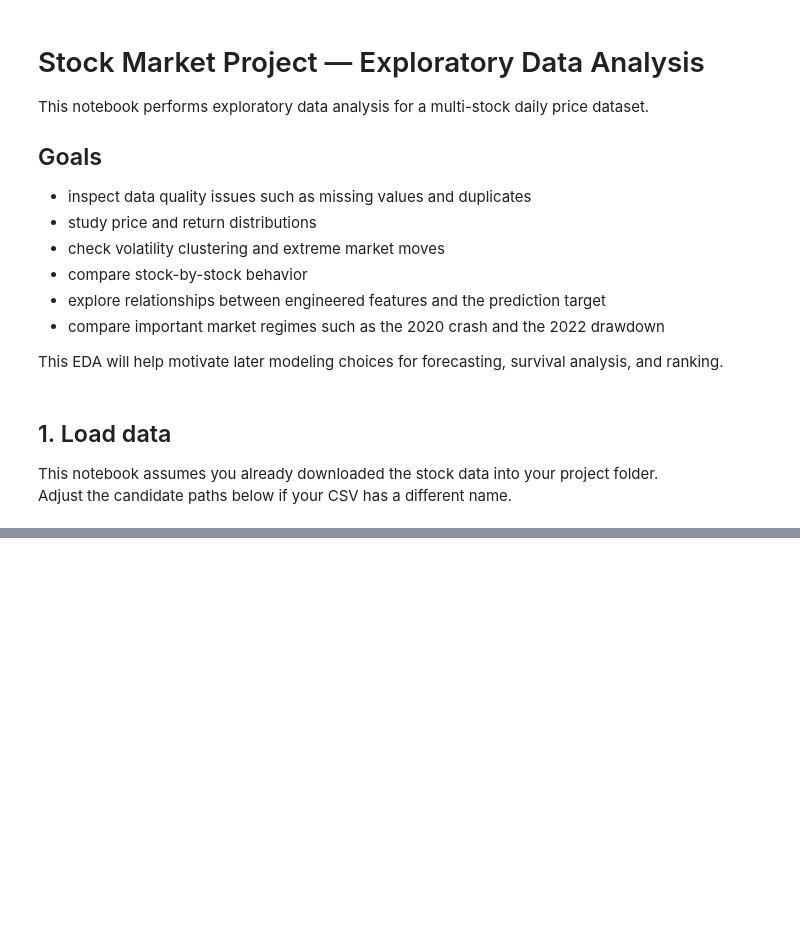
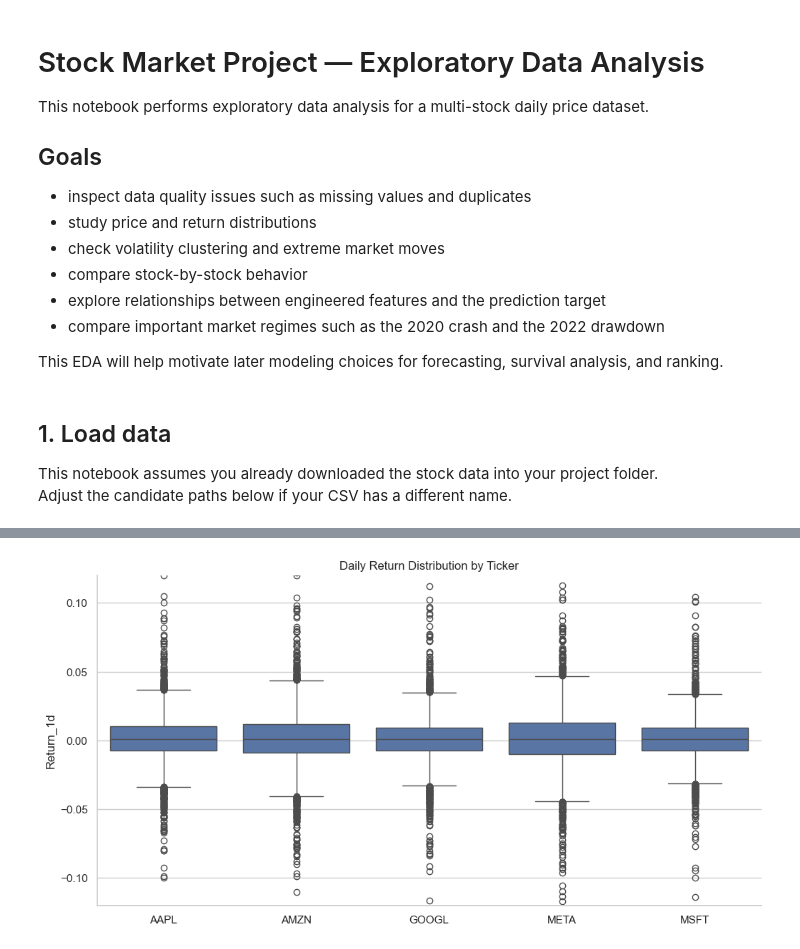
Before and after one commit to everyonehatesLin3lis/ts_project, a Jupyter notebook: 02_magic/03_models/02_EDA.ipynb, the cells around one changed output, grey strips where cells are left out. Cells and saved outputs as stored; diff of their text form; code cells hidden in the pictures; blank space fills up the shorter version.

```diff
--- a/02_magic/03_models/02_EDA.ipynb
+++ b/02_magic/03_models/02_EDA.ipynb
@@ -57,0 +283,10 @@ FileNotFoundError: Could not find the stock price CSV. Update `candidate_paths`
+# %%
+plt.figure(figsize=(12, 6))
+sns.boxplot(data=df_eda.dropna(subset=["Return_1d"]), x="Ticker", y="Return_1d")
+plt.title("Daily Return Distribution by Ticker")
+plt.xlabel("")
+plt.ylabel("Return_1d")
+plt.ylim(-0.12, 0.12)
+plt.show()
+# %% [output]
+[figure, added]
```
Also changed, not shown: parts of 33 cells of this notebook.
